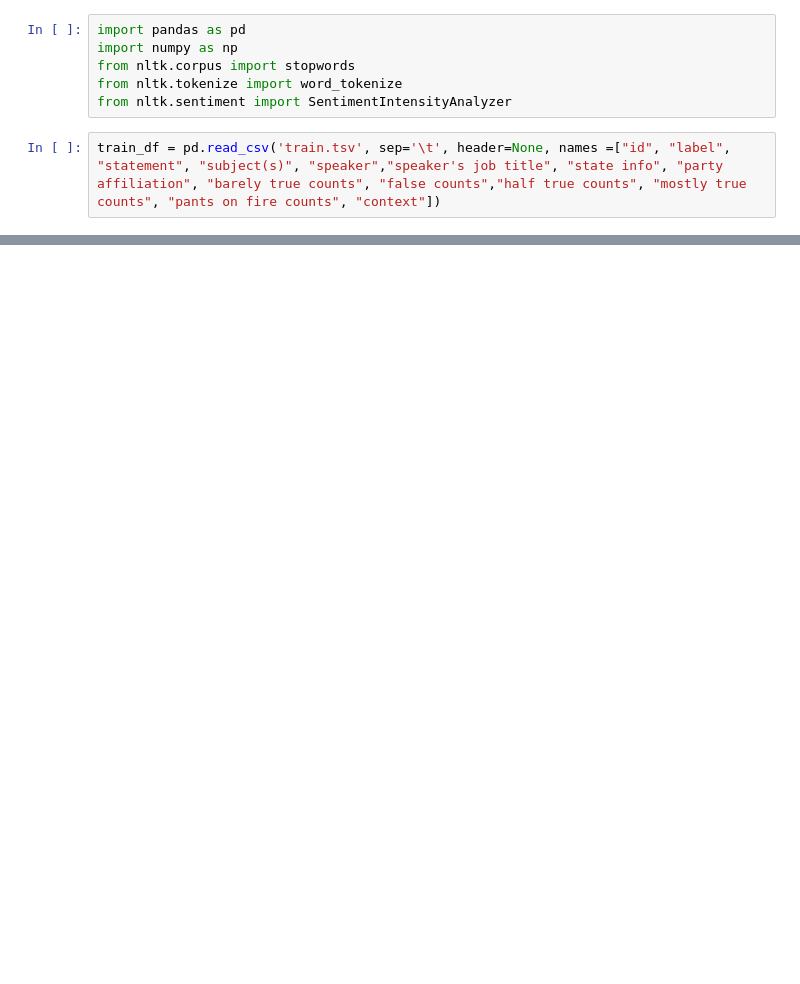
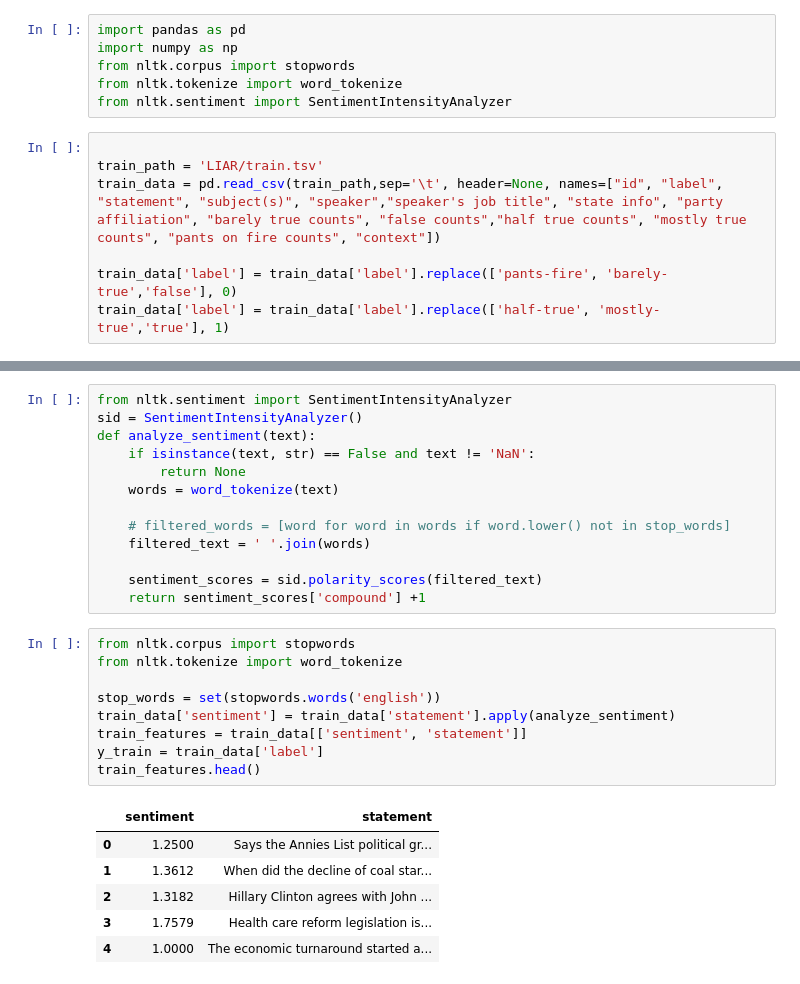
Before and after one commit to Rukun-Aaron/Fake-news-models, a Jupyter notebook: knn.ipynb, the cells around one changed output, grey strips where cells are left out. Drawn from its saved outputs; the diff is of its cells as text; blank space fills up the shorter version.

```diff
--- a/knn.ipynb
+++ b/knn.ipynb
@@ -5,4 +5,9 @@ from nltk.corpus import stopwords
 from nltk.tokenize import word_tokenize
 from nltk.sentiment import SentimentIntensityAnalyzer
 # %%
-train_df = pd.read_csv('train.tsv', sep='\t', header=None, names =["id", "label", "statement", "subject(s)", "speaker","speaker's job title", "state info", "party affiliation", "barely true counts", "false counts","half true counts", "mostly true counts", "pants on fire counts", "context"])
+
+train_path = 'LIAR/train.tsv'
+train_data = pd.read_csv(train_path,sep='\t', header=None, names=["id", "label", "statement", "subject(s)", "speaker","speaker's job title", "state info", "party affiliation", "barely true counts", "false counts","half true counts", "mostly true counts", "pants on fire counts", "context"])
+
+train_data['label'] = train_data['label'].replace(['pants-fire', 'barely-true','false'], 0)
+train_data['label'] = train_data['label'].replace(['half-true', 'mostly-true','true'], 1)
@@ -22,0 +14,29 @@ train_df = pd.read_csv('train.tsv', sep='\t', header=None, names =["id", "label"
+# %%
+from nltk.sentiment import SentimentIntensityAnalyzer
+sid = SentimentIntensityAnalyzer()
+def analyze_sentiment(text):
+    if isinstance(text, str) == False and text != 'NaN':
+        return None
+    words = word_tokenize(text)
+
+    # filtered_words = [word for word in words if word.lower() not in stop_words]
+    filtered_text = ' '.join(words)
+
+    sentiment_scores = sid.polarity_scores(filtered_text)
+    return sentiment_scores['compound'] +1
+# %%
+from nltk.corpus import stopwords
+from nltk.tokenize import word_tokenize
+
+stop_words = set(stopwords.words('english'))
+train_data['sentiment'] = train_data['statement'].apply(analyze_sentiment)
+train_features = train_data[['sentiment', 'statement']]
+y_train = train_data['label']
+train_features.head()
+# %% [output]
+|  | sentiment | statement |
+| 0 | 1.2500 | Says the Annies List political gr... |
+| 1 | 1.3612 | When did the decline of coal star... |
+| 2 | 1.3182 | Hillary Clinton agrees with John ... |
+| 3 | 1.7579 | Health care reform legislation is... |
+| 4 | 1.0000 | The economic turnaround started a... |
```
Also changed, not shown: parts of 17 cells of this notebook, 3 other files.
